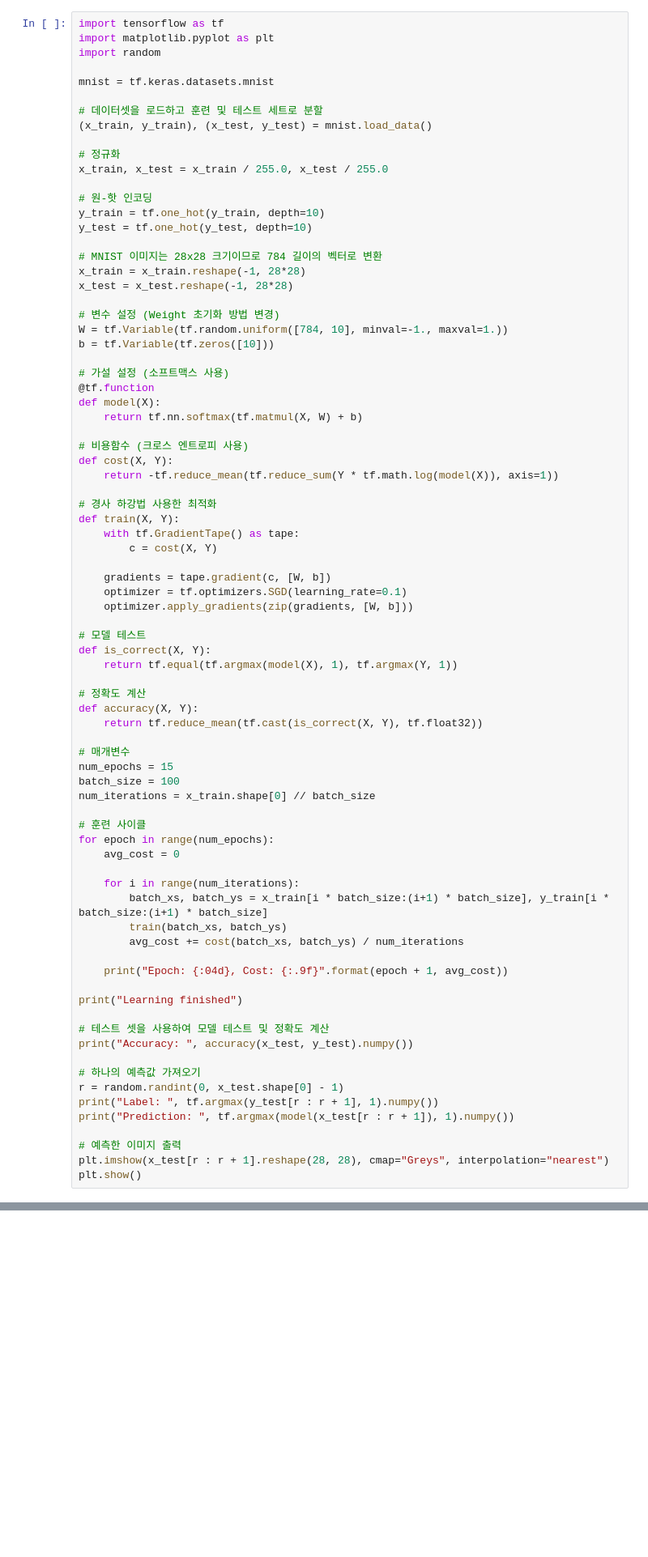
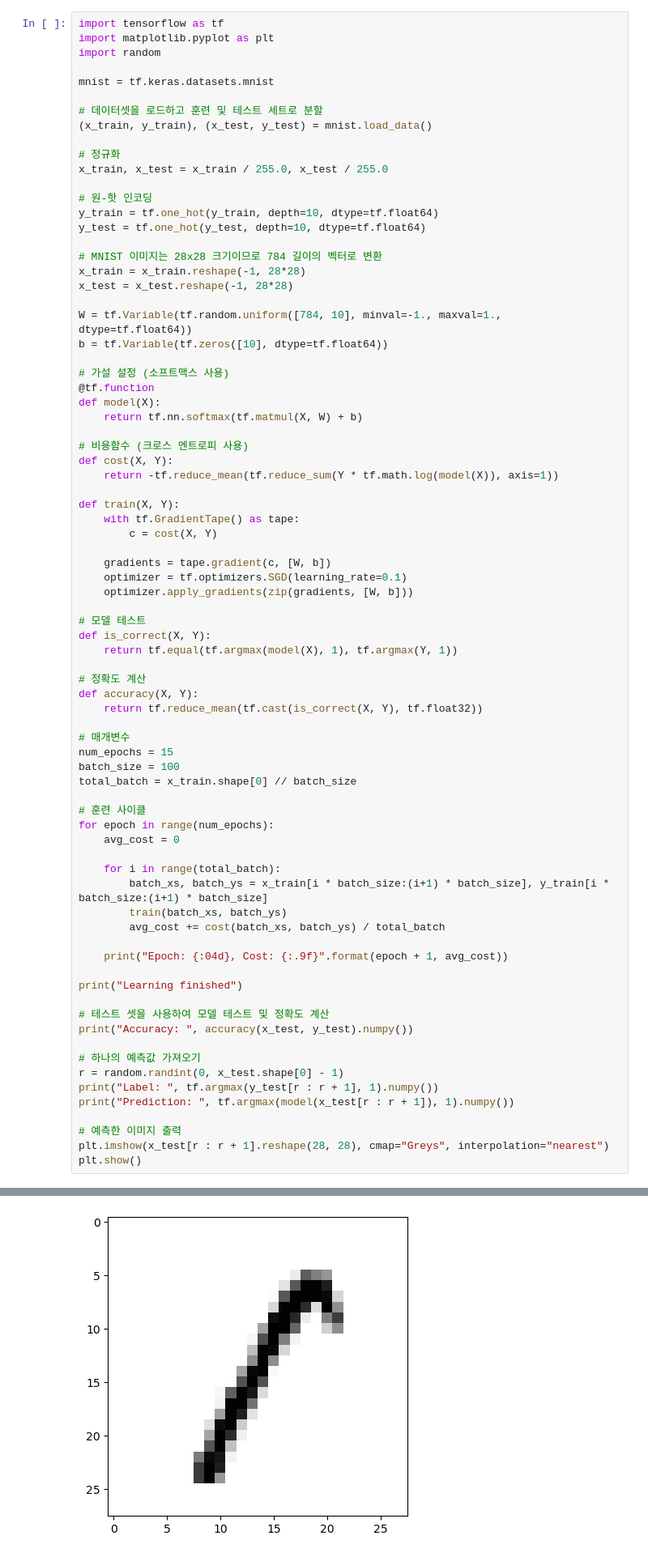
Before and after one commit to MinuSpurs/ML-Deep-Learning, a Jupyter notebook: Section_7.ipynb, the cells around one changed output, grey strips where cells are left out. Shown: that part at 81% size. Drawn from its saved outputs; the diff is of its cells as text; blank space fills up the shorter version.

```diff
--- a/Section_7.ipynb
+++ b/Section_7.ipynb
@@ -151,16 +167,15 @@ mnist = tf.keras.datasets.mnist
 x_train, x_test = x_train / 255.0, x_test / 255.0
 
 # 원-핫 인코딩
-y_train = tf.one_hot(y_train, depth=10)
-y_test = tf.one_hot(y_test, depth=10)
+y_train = tf.one_hot(y_train, depth=10, dtype=tf.float64)
+y_test = tf.one_hot(y_test, depth=10, dtype=tf.float64)
 
 # MNIST 이미지는 28x28 크기이므로 784 길이의 벡터로 변환
 x_train = x_train.reshape(-1, 28*28)
 x_test = x_test.reshape(-1, 28*28)
 
-# 변수 설정 (Weight 초기화 방법 변경)
-W = tf.Variable(tf.random.uniform([784, 10], minval=-1., maxval=1.))
-b = tf.Variable(tf.zeros([10]))
+W = tf.Variable(tf.random.uniform([784, 10], minval=-1., maxval=1., dtype=tf.float64))
+b = tf.Variable(tf.zeros([10], dtype=tf.float64))
 
 # 가설 설정 (소프트맥스 사용)
 @tf.function
@@ -171,7 +186,6 @@ def model(X):
 def cost(X, Y):
     return -tf.reduce_mean(tf.reduce_sum(Y * tf.math.log(model(X)), axis=1))
 
-# 경사 하강법 사용한 최적화
 def train(X, Y):
     with tf.GradientTape() as tape:
         c = cost(X, Y)
@@ -191,16 +205,16 @@ def accuracy(X, Y):
 # 매개변수
 num_epochs = 15
 batch_size = 100
-num_iterations = x_train.shape[0] // batch_size
+total_batch = x_train.shape[0] // batch_size
 
 # 훈련 사이클
 for epoch in range(num_epochs):
     avg_cost = 0
 
-    for i in range(num_iterations):
+    for i in range(total_batch):
         batch_xs, batch_ys = x_train[i * batch_size:(i+1) * batch_size], y_train[i * batch_size:(i+1) * batch_size]
         train(batch_xs, batch_ys)
-        avg_cost += cost(batch_xs, batch_ys) / num_iterations
+        avg_cost += cost(batch_xs, batch_ys) / total_batch
 
     print("Epoch: {:04d}, Cost: {:.9f}".format(epoch + 1, avg_cost))
 
@@ -221,0 +254 @@ ModuleNotFoundError: No module named 'matplotlib'
+[figure, added]
```
Also changed, not shown: parts of 2 cells of this notebook.
